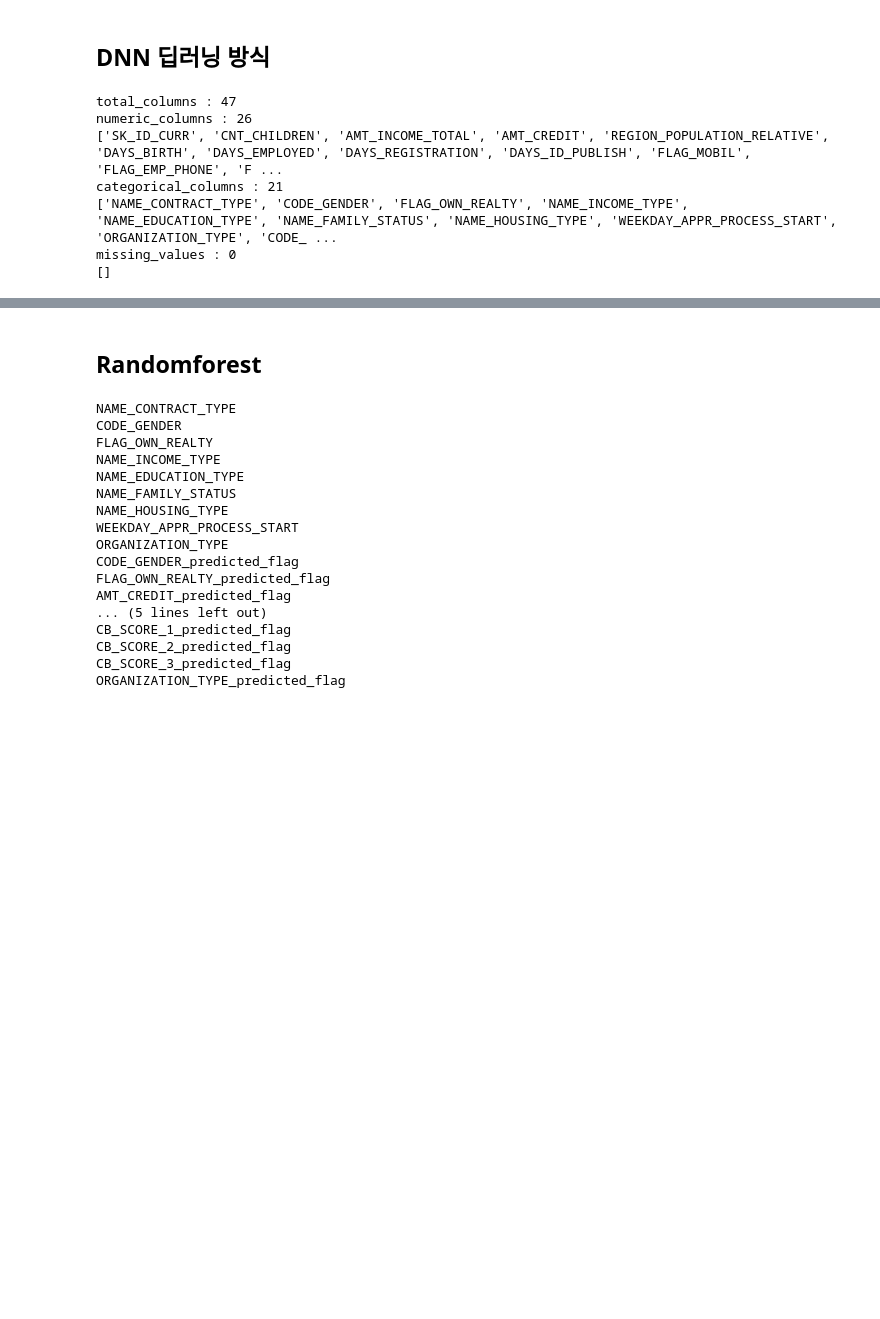
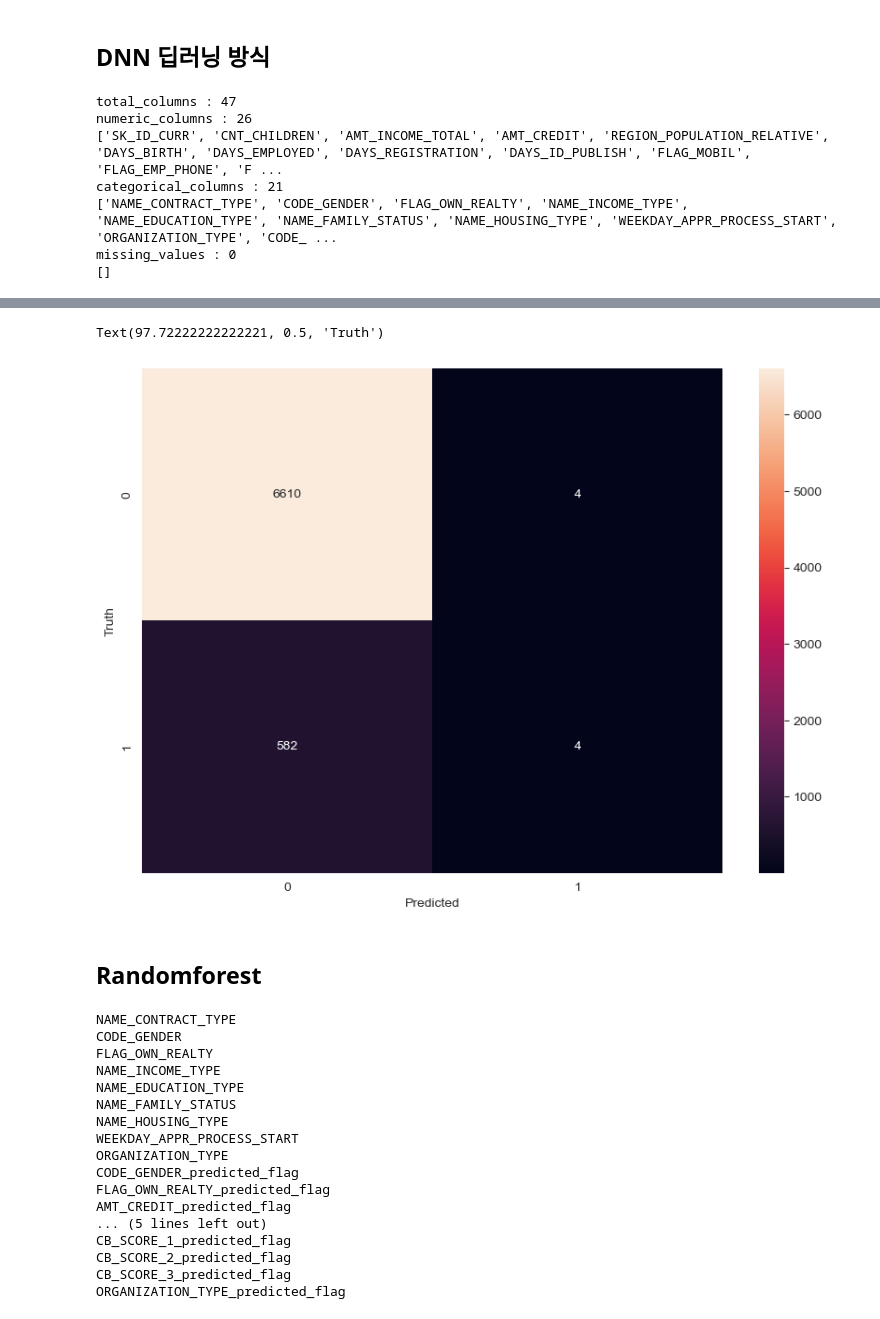
Before and after one commit to yellowlemontea/JB_DS2, a Jupyter notebook: Jun_working_file_230911.ipynb, the cells around one changed output, grey strips where cells are left out. Drawn from its saved outputs; the diff is of its cells as text; code cells hidden in the pictures; blank space fills up the shorter version.

```diff
--- a/Jun_working_file_230911.ipynb
+++ b/Jun_working_file_230911.ipynb
@@ -903,9 +909,16 @@ missing_values : 0
+# %%
+import tensorflow.keras.backend as K
+
+def specificity(y_true, y_pred):
+    true_negatives = K.sum(K.round(K.clip((1 - y_true) * (1 - y_pred), 0, 1)))
+    possible_negatives = K.sum(K.round(K.clip(1 - y_true, 0, 1)))
+    return true_negatives / (possible_negatives + K.epsilon())
 # %%
 
 from sklearn.compose import make_column_transformer
 
 # 안쓸 컬럼 정의
-columns_to_exclude = ['SK_ID_CURR']
+columns_to_exclude = ['SK_ID_CURR','TARGET']
 
 input_numeric_columns = [x for x in numeric_columns if x not in columns_to_exclude]
 input_numeric_columns
@@ -967,5 +969,24 @@ n_input_features=X_train_dense.shape[1]
+# %%
+# 다양한 METRIC 출력, metric 파라미터는 학습에 영향을 주지 않음을 확인함.
+# 학습에 영향을 주고 싶다면 3가지 방안이 있음
+# loss 함수 변경, class 가중치 부여, Threshold 값 수정
+
+dnn_model = tf.keras.Sequential([
+    tf.keras.layers.Input(shape=(n_input_features,)),
+    tf.keras.layers.Dense(65, activation='relu'),
+    tf.keras.layers.Dropout(0.5),  # Dropout 추가
+    tf.keras.layers.Dense(64, activation='relu', kernel_regularizer=tf.keras.regularizers.l2(0.001)),
+    tf.keras.layers.Dropout(0.5),  # Dropout 추가
+    tf.keras.layers.Dense(32, activation='relu'),
+    tf.keras.layers.Dense(1, activation='sigmoid')  # 선형 활성화 함수 사용
+])
+dnn_model.compile(optimizer='adam',
+              loss='binary_crossentropy',
+              metrics=['accuracy', 'AUC', specificity])
 # %%
-model.fit(X_train_full, y_train, batch_size=10, epochs=20,
-                  validation_data=(X_valid_full, y_valid))
+
+
+dnn_model.fit(X_train_full, y_train, batch_size=10, epochs=20,
+                  validation_data=(X_valid_full, y_valid), verbose=2)
 # %% [output]
 Epoch 1/20
@@ -980,0 +1010,12 @@ KeyboardInterrupt:
+# %%
+from sklearn.metrics import confusion_matrix
+predictions = dnn_model.predict(X_valid_full)
+predicted_classes = (predictions > 0.5).astype(int)
+predicted_classes
+
+cm = confusion_matrix(y_valid, predicted_classes)
+plt.figure(figsize=(10,7))
+sns.heatmap(cm, annot=True, fmt='d')
+plt.xlabel('Predicted')
+plt.ylabel('Truth')
+# %% [output]
@@ -981,3 +1023,5 @@ KeyboardInterrupt:
+Text(97.72222222222221, 0.5, 'Truth')
+[figure, added]
 # %% [markdown]
 ## Randomforest
 # %%
```
Also changed, not shown: parts of 15 cells of this notebook.
